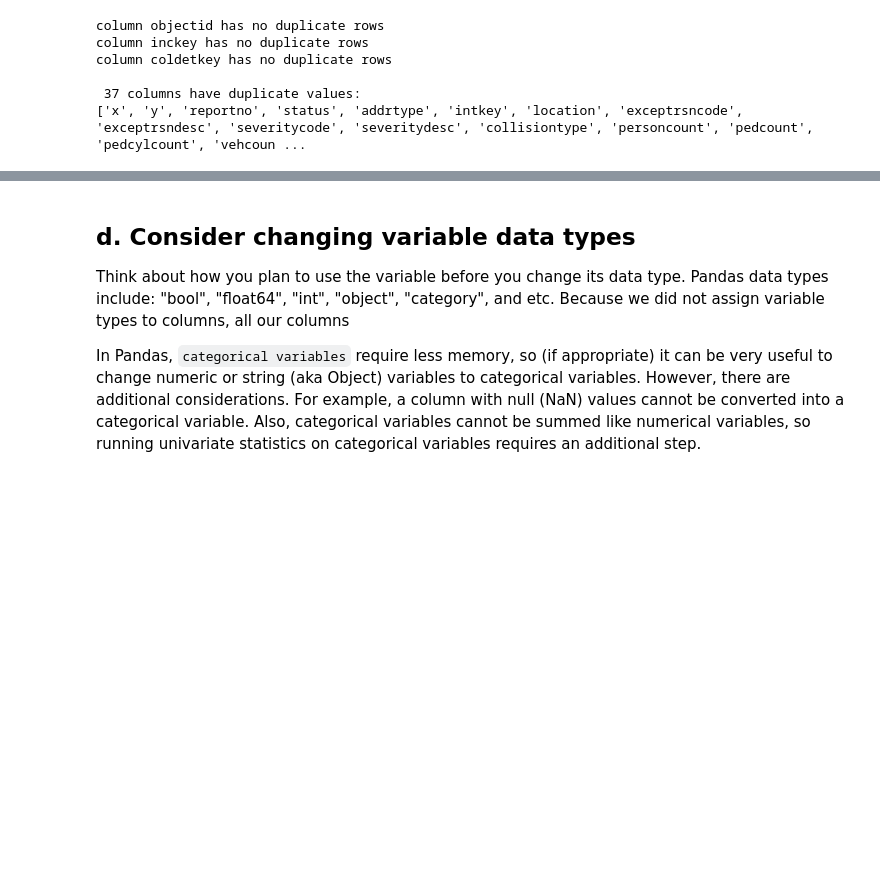
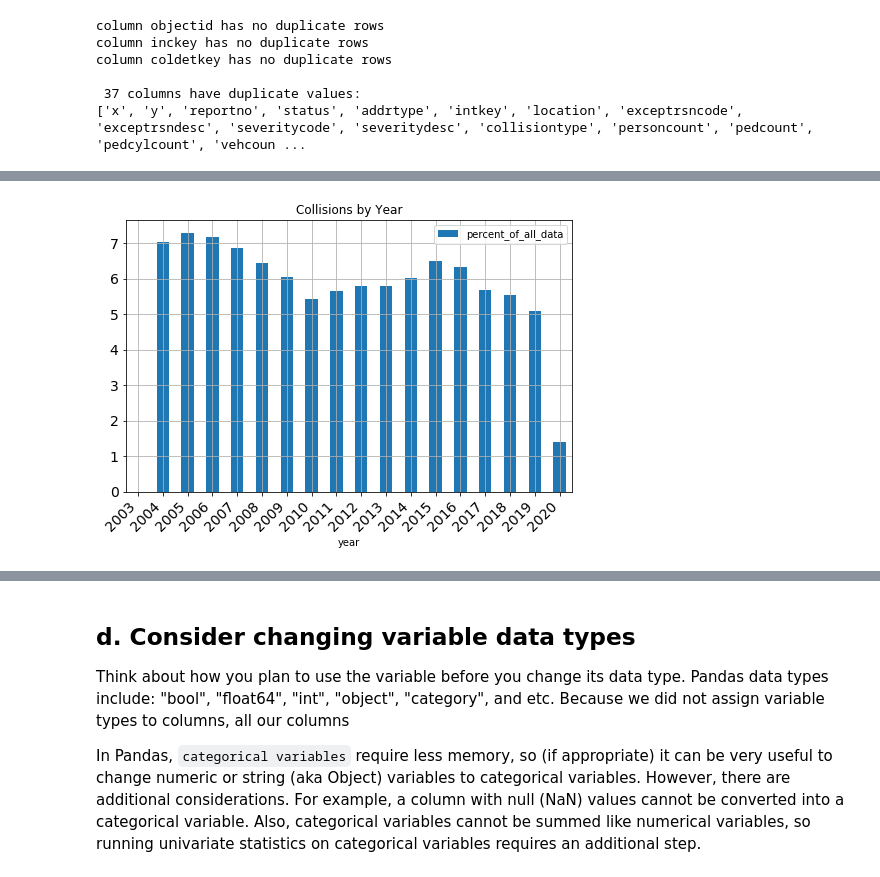
Before and after one commit to niwako/garbanzo, a Jupyter notebook: Workshop on EDA.ipynb, the cells around one changed output, grey strips where cells are left out. Drawn from its saved outputs; the diff is of its cells as text; code cells hidden in the pictures; blank space fills up the shorter version.

```diff
--- a/Workshop on EDA.ipynb
+++ b/Workshop on EDA.ipynb
@@ -363,3 +430,13 @@ round(100*(df[["year",
+# %%
+# bar chart of collisions per year
+df_yr.plot(kind='bar', figsize=(8, 5));
+plt.title("Collisions by Year");
+plt.xticks(rotation=45, ha='right', size=14);
+plt.yticks(size=14);
+plt.grid(True);
+plt.show();
+# %% [output]
+[figure, added]
 # %%
 # remove 2003 data
 df = df[df["year"] != 2003]
```
Also changed, not shown: parts of 36 cells of this notebook.
